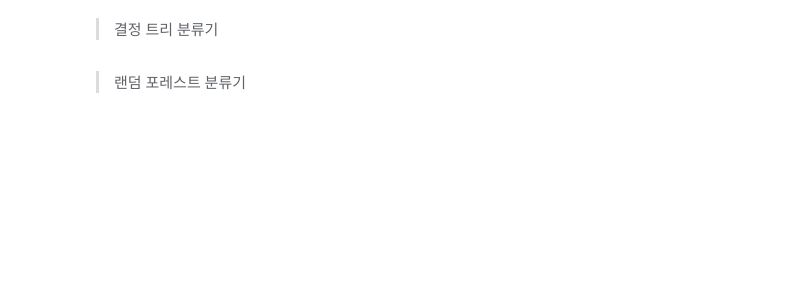
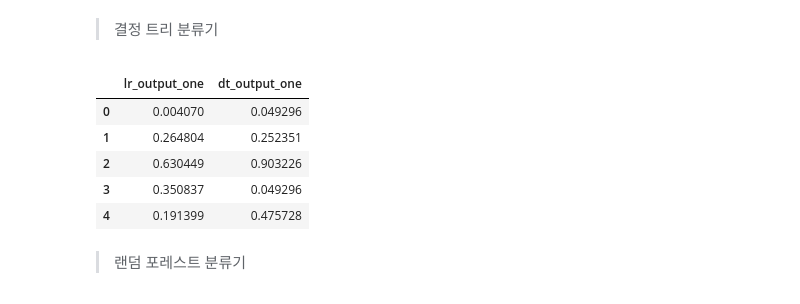
Before and after one commit to inseopbyeon/machine-learning-lecture-notes, a Jupyter notebook: Lecture17_Stacking.ipynb, the cells around one changed output. Drawn from its saved outputs; the diff is of its cells as text; code cells hidden in the pictures; blank space fills up the shorter version.

```diff
--- a/Lecture17_Stacking.ipynb
+++ b/Lecture17_Stacking.ipynb
@@ -571,8 +578,15 @@ ValueError: Cannot set a frame with no defined index and a value that cannot be
 > 결정 트리 분류기
 # %%
 # 결정 트리 분류기에 대한 결과값을, 부류 1이 될 확률만 리턴받습니다.
-ensemble['dt_output_one'] = dt_train_oof_pred
+ensemble['dt_output_one'] = dt_train_oof_pred['DecisionTreeClassifier']
 ensemble.head()
+# %% [output]
+|  | lr_output_one | dt_output_one |
+| 0 | 0.004070 | 0.049296 |
+| 1 | 0.264804 | 0.252351 |
+| 2 | 0.630449 | 0.903226 |
+| 3 | 0.350837 | 0.049296 |
+| 4 | 0.191399 | 0.475728 |
 # %% [markdown]
 > 랜덤 포레스트 분류기
 # %%
```
Also changed, not shown: parts of 13 cells of this notebook, 3 other files.
